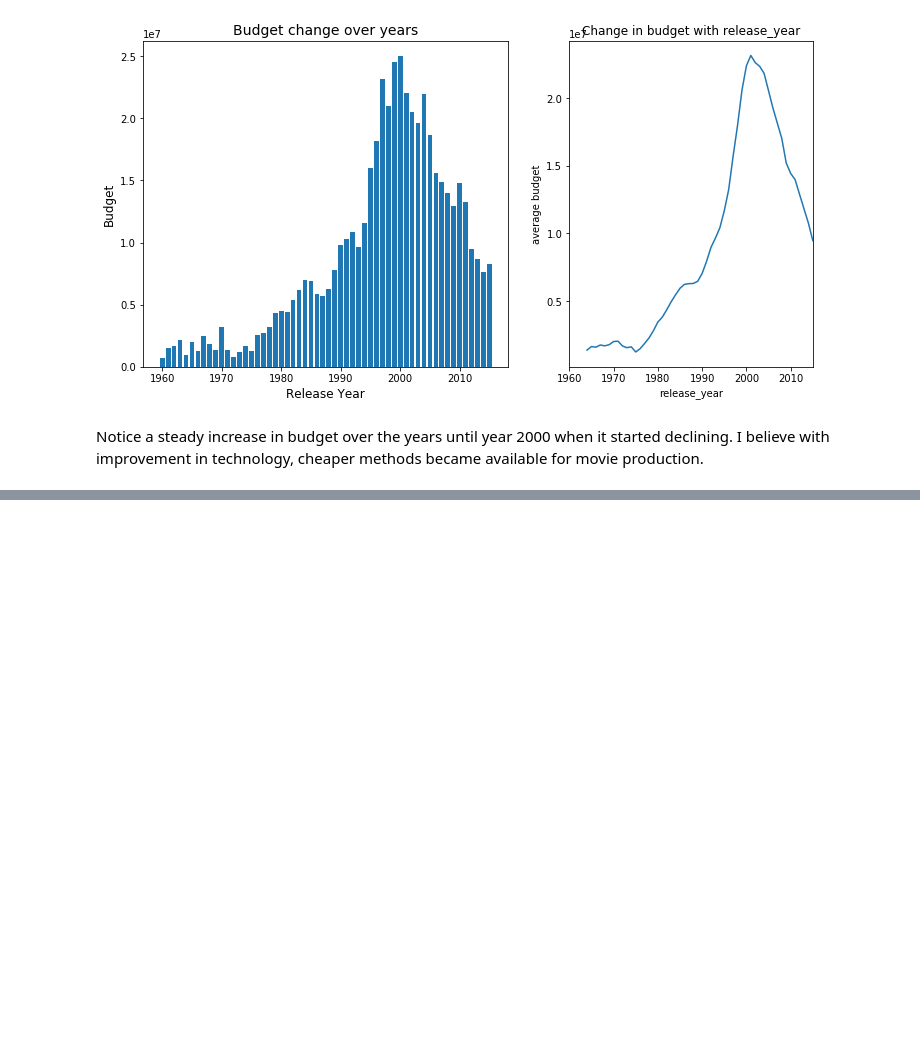
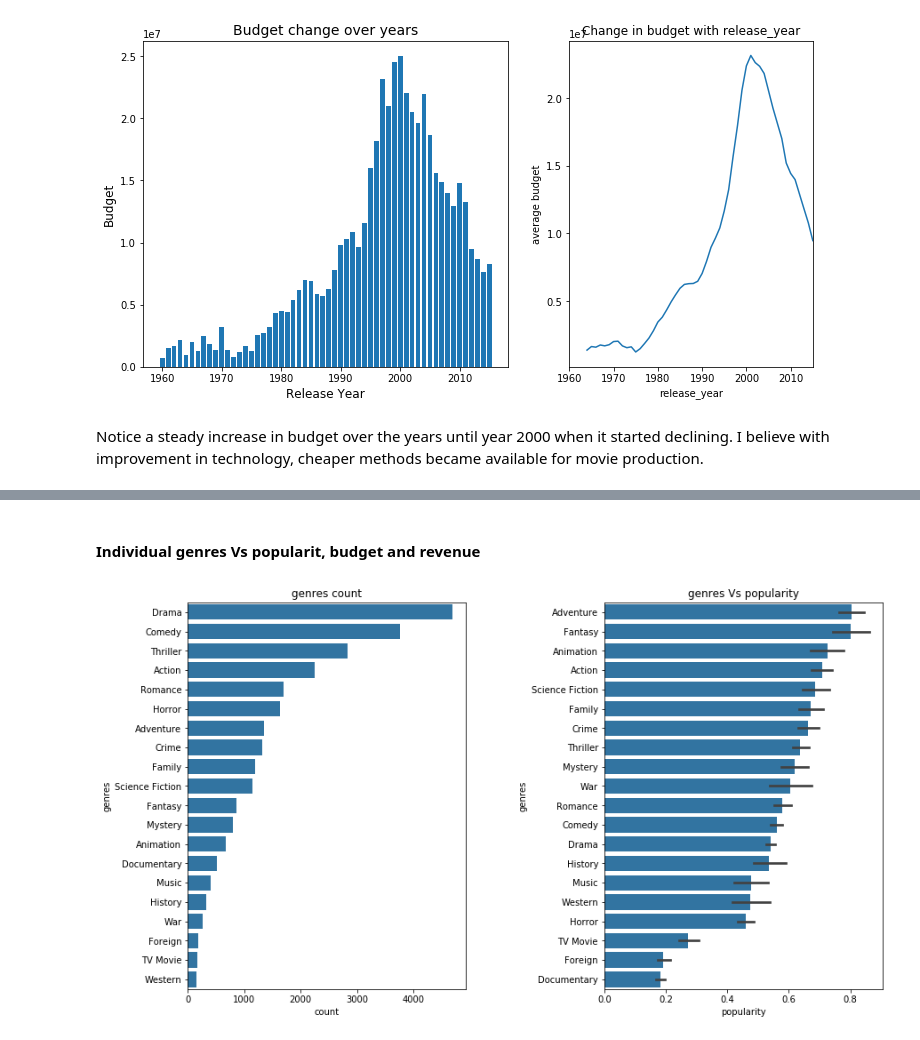
Before and after one commit to Godsfavour1/tmdb_movies_data_investigation, a Jupyter notebook: movies_data.ipynb, the cells around one changed output, grey strips where cells are left out. Saved outputs shown, nothing was run; the diff lists cells and outputs as text; code cells hidden in the pictures; blank space fills up the shorter version.

```diff
--- a/movies_data.ipynb
+++ b/movies_data.ipynb
@@ -387,0 +533,29 @@ Notice a steady increase in budget over the years until year 2000 when it starte
+# %%
+#single genres expanded
+sin_genre_1 = ind_genres(1)
+sin_genre_2 = ind_genres(2)
+sin_genre_3 = ind_genres(3)
+sin_genre_4 = ind_genres(4)
+sin_genre_5 = ind_genres(5)
+# %%
+new_data = sin_genre_1.append([sin_genre_2, sin_genre_3, sin_genre_4, sin_genre_5])
+# %% [markdown]
+#### Individual genres Vs popularit, budget and revenue
+# %%
+gen_val_count = new_data['genres'].value_counts()
+gen_pop_mean = new_data.groupby('genres')['popularity'].mean().sort_values()
+
+#counts
+plt.figure(figsize = [14,8])
+plt.subplot(1,2,1)
+sns.countplot(data = new_data, y = 'genres', color = base_color, order = gen_val_count.index)
+plt.title('genres count')
+
+#popularity Vs genres
+plt.subplot(1,2,2)
+sns.barplot(data = new_data, x= 'popularity',y = 'genres', color = base_color, order = reversed(gen_pop_mean.index))
+plt.title('genres Vs popularity')
+
+plt.subplots_adjust(left=None, bottom=None, right=None, top=None, wspace=0.5, hspace=None)
+# %% [output]
+[figure, added]
```
Also changed, not shown: parts of 22 cells of this notebook.
